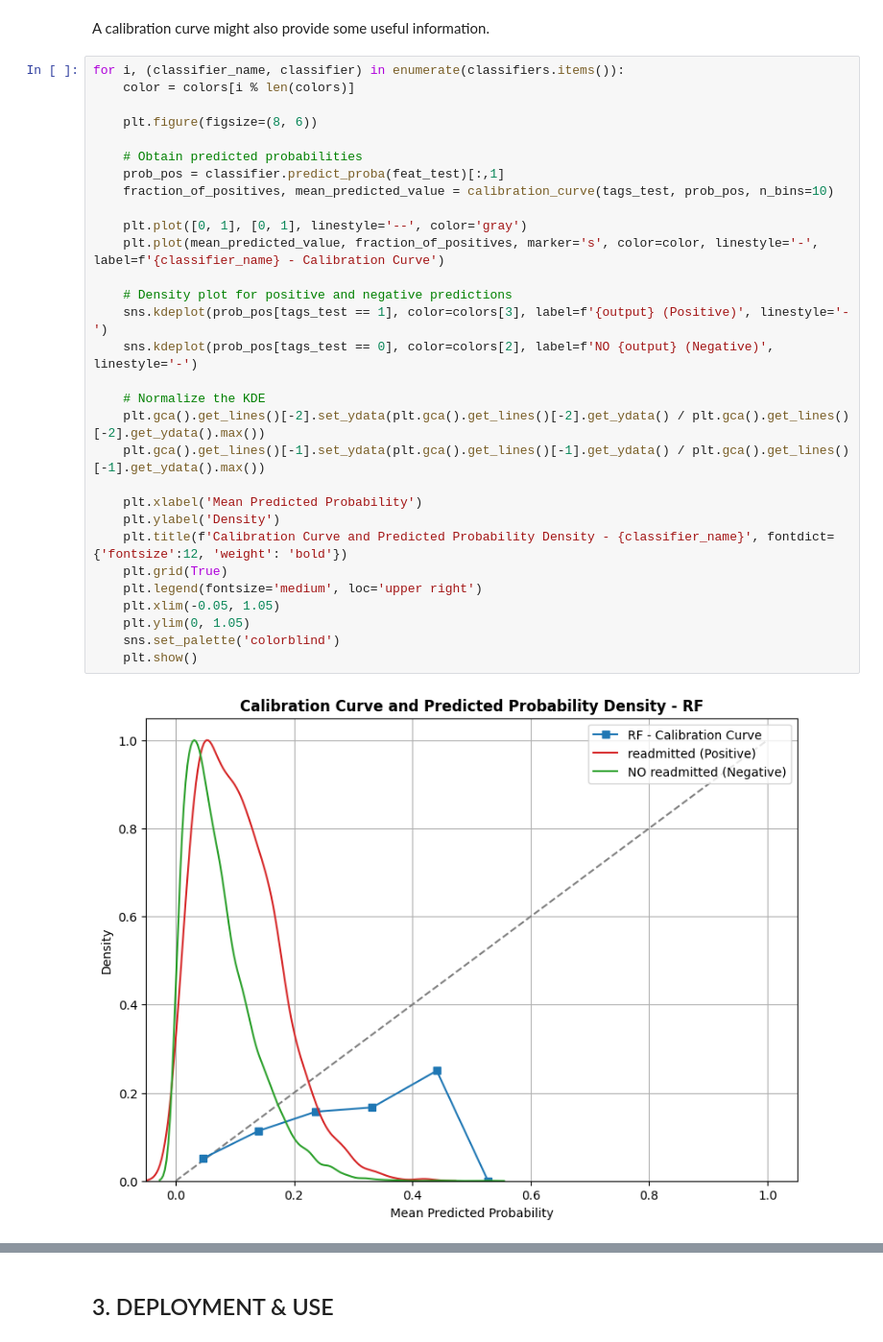
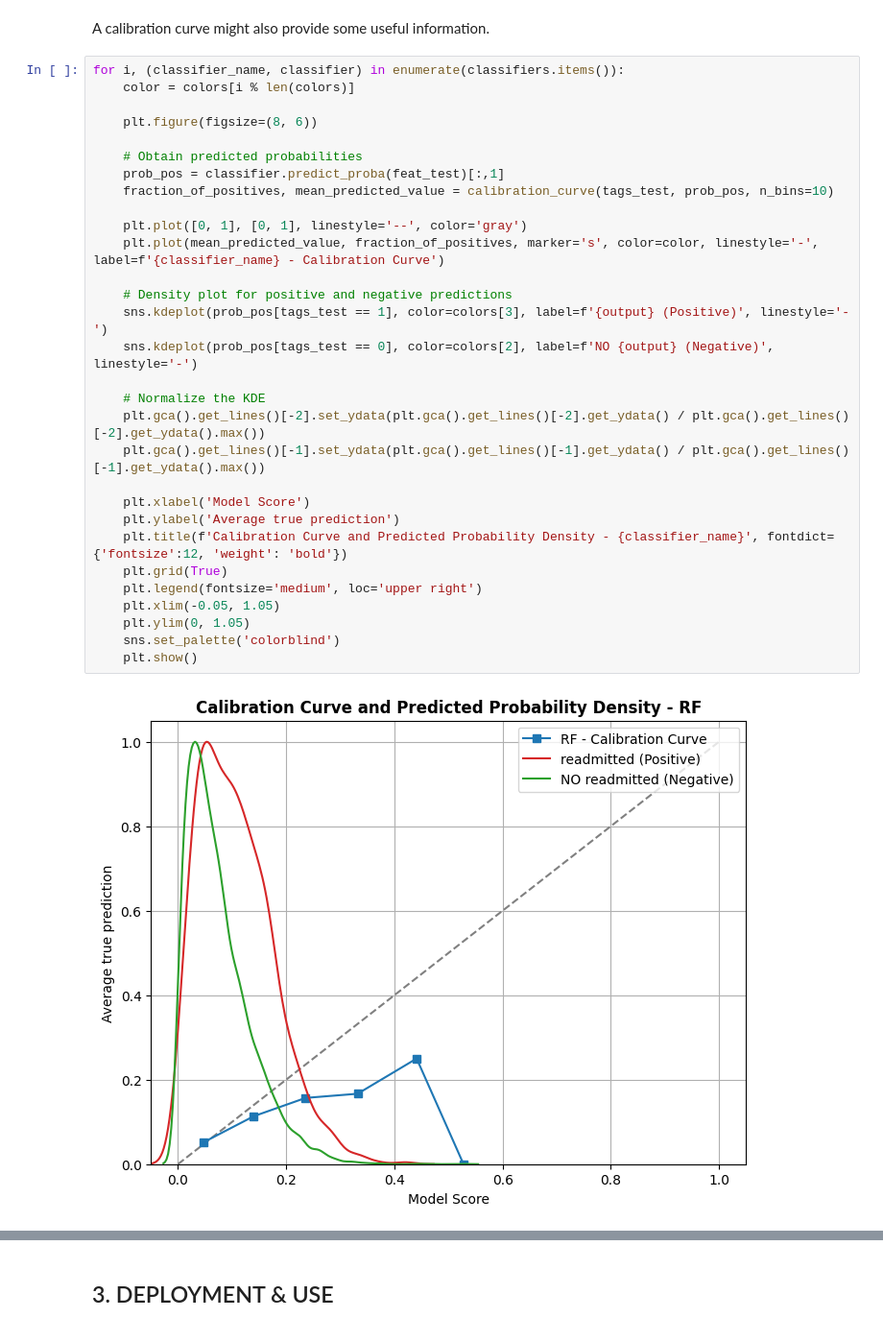
Before and after one commit to bdslab-upv/trustworthy-ai, a Jupyter notebook: Dataset Diabetes/DIA_Technical-robustness_and_safety.ipynb, the cells around one changed output, grey strips where cells are left out. Shown at 96% size. Saved outputs shown, nothing was run; the diff lists cells and outputs as text.

```diff
--- a/Dataset Diabetes/DIA_Technical-robustness_and_safety.ipynb
+++ b/Dataset Diabetes/DIA_Technical-robustness_and_safety.ipynb
@@ -352,32 +354,32 @@ A calibration curve might also provide some useful information.
 # %%
 for i, (classifier_name, classifier) in enumerate(classifiers.items()):
     color = colors[i % len(colors)]
 
     plt.figure(figsize=(8, 6))
 
     # Obtain predicted probabilities
     prob_pos = classifier.predict_proba(feat_test)[:,1]
     fraction_of_positives, mean_predicted_value = calibration_curve(tags_test, prob_pos, n_bins=10)
 
     plt.plot([0, 1], [0, 1], linestyle='--', color='gray')
     plt.plot(mean_predicted_value, fraction_of_positives, marker='s', color=color, linestyle='-', label=f'{classifier_name} - Calibration Curve')
 
     # Density plot for positive and negative predictions
     sns.kdeplot(prob_pos[tags_test == 1], color=colors[3], label=f'{output} (Positive)', linestyle='-')
     sns.kdeplot(prob_pos[tags_test == 0], color=colors[2], label=f'NO {output} (Negative)', linestyle='-')
 
     # Normalize the KDE
     plt.gca().get_lines()[-2].set_ydata(plt.gca().get_lines()[-2].get_ydata() / plt.gca().get_lines()[-2].get_ydata().max())
     plt.gca().get_lines()[-1].set_ydata(plt.gca().get_lines()[-1].get_ydata() / plt.gca().get_lines()[-1].get_ydata().max())
 
-    plt.xlabel('Mean Predicted Probability')
-    plt.ylabel('Density')
+    plt.xlabel('Model Score')
+    plt.ylabel('Average true prediction')
     plt.title(f'Calibration Curve and Predicted Probability Density - {classifier_name}', fontdict={'fontsize':12, 'weight': 'bold'})
     plt.grid(True)
     plt.legend(fontsize='medium', loc='upper right')
     plt.xlim(-0.05, 1.05)
     plt.ylim(0, 1.05)
     sns.set_palette('colorblind')
     plt.show()
 # %% [output]
-[figure, old version]
+[figure, new version]
```
Also changed, not shown: parts of 9 cells of this notebook, 14 other files.
